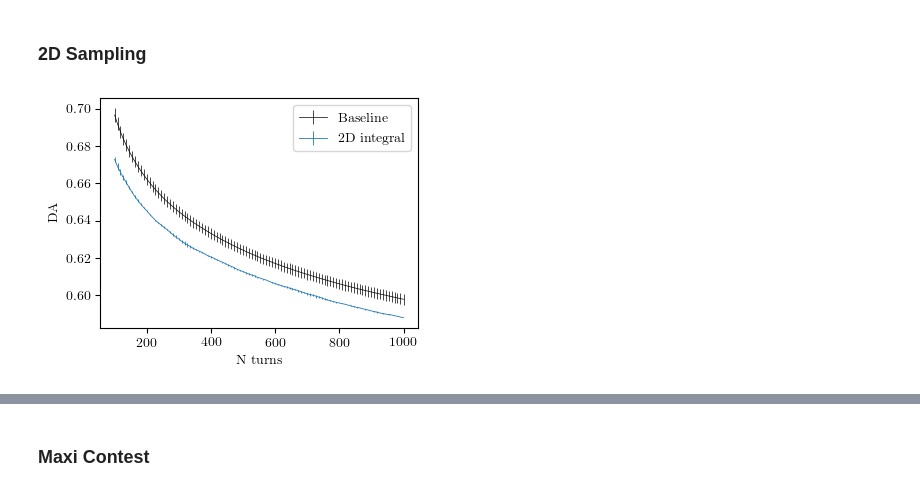
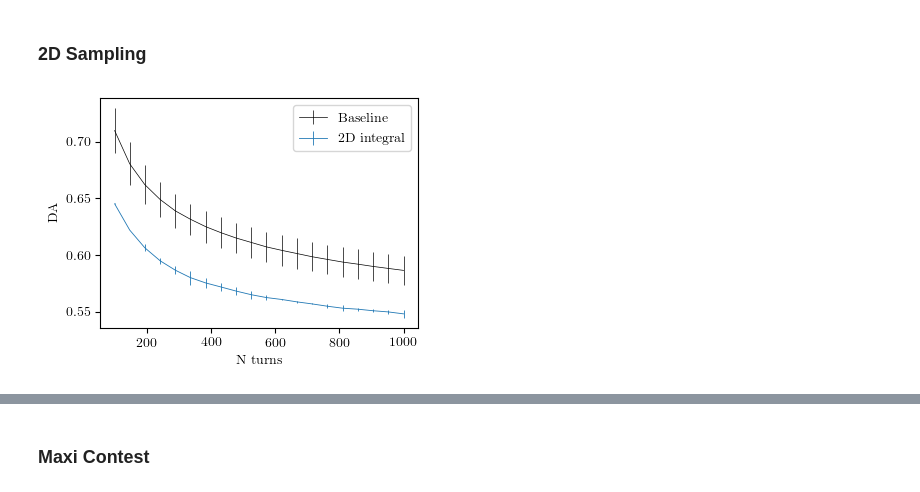
Before and after one commit to carlidel/da_measurements, a Jupyter notebook: load_and_plot.ipynb, the cells around one changed output, grey strips where cells are left out. Cells and saved outputs as stored; diff of their text form; code cells hidden in the pictures.

```diff
--- a/load_and_plot.ipynb
+++ b/load_and_plot.ipynb
@@ -33,8 +33,8 @@ matplotlib.rcParams['savefig.dpi'] = 300
 ## Load Data
 ### Load Baseline
 # %%
-with open("data/raw_data_b.pkl", 'rb') as f:
-    data_b = pickle.load(f)
+# with open("data/raw_data_b.pkl", 'rb') as f:
+#     data_b = pickle.load(f)
 
 with open("data/DA_b.pkl", 'rb') as f:
     DA_b = pickle.load(f)
@@ -331,22 +380,22 @@ plt.savefig("img/monte_carlo_single.pgf")
 # %%
 plt.figure(figsize=(4, 3))
 plt.errorbar(turn_sampling, DA_b[epsilon], yerr=error_b[epsilon], c="black", linewidth=0.5, elinewidth=0.5, label="Baseline")
 elements = np.linspace(0,1,len(DA_5))
 
-label = sorted(filter(lambda x: x[0] == epsilon, DA_5), key=lambda a: a[1])[-1]
+label = sorted(filter(lambda x: x[0] == epsilon, DA_5), key=lambda a: a[1][0])[-1]
 plt.errorbar(turn_sampling, DA_5[label], yerr=error_5[label], label="2D integral", linewidth=0.6, elinewidth=0.6)
 
 #plt.title("Comparison with 2D integral")
 plt.xlabel("N turns")
 plt.ylabel("DA")
 
 plt.legend()
 plt.tight_layout()
 
 plt.savefig("img/2d_integral.png", dpi=300)
 plt.savefig("img/2d_integral.pgf")
 # %% [output]
-[figure, old version]
+[figure, new version]
 # %%
 plt.figure(figsize=(4, 3))
 
```
Also changed, not shown: parts of 15 cells of this notebook, 7 other files.
